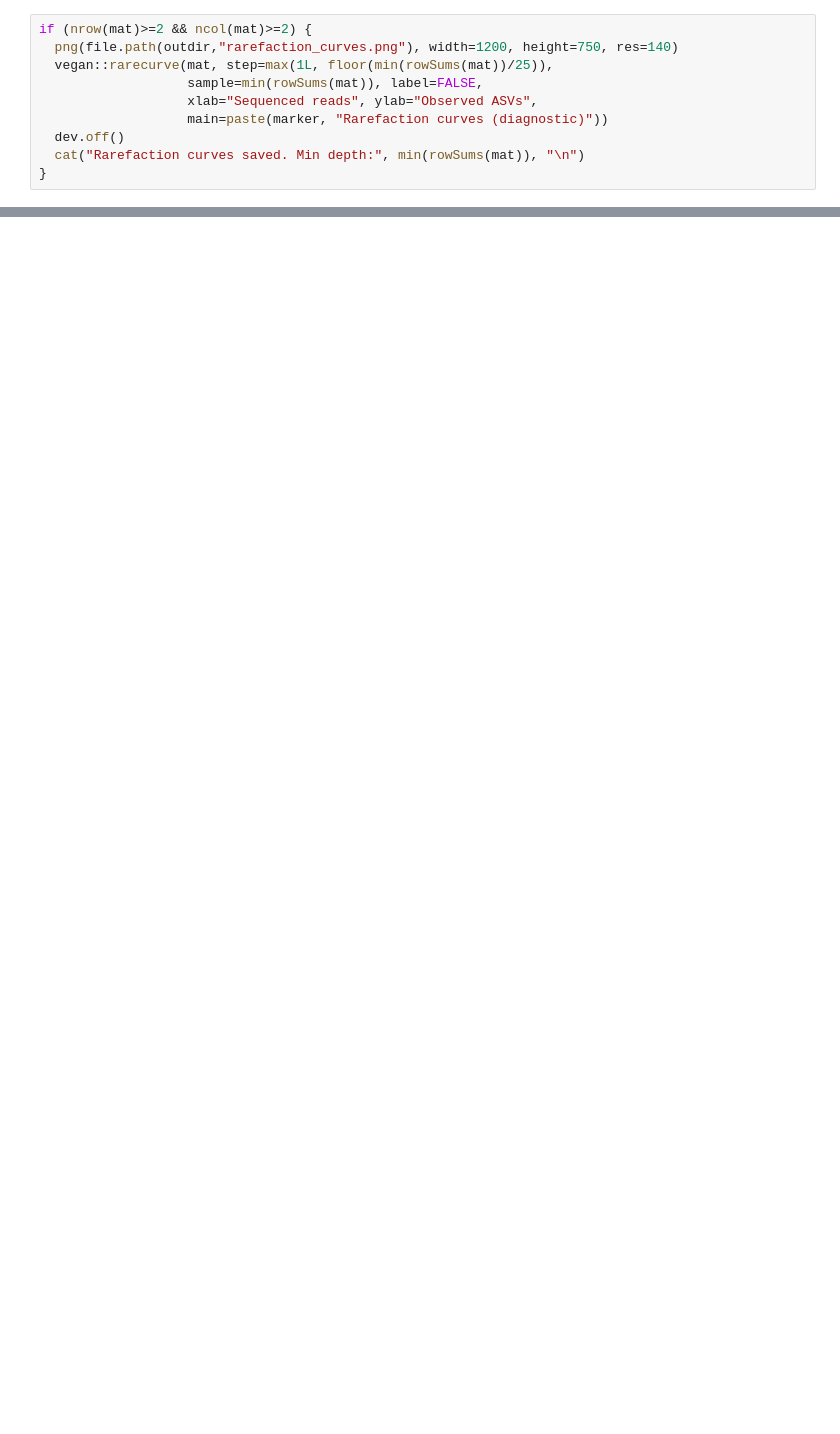
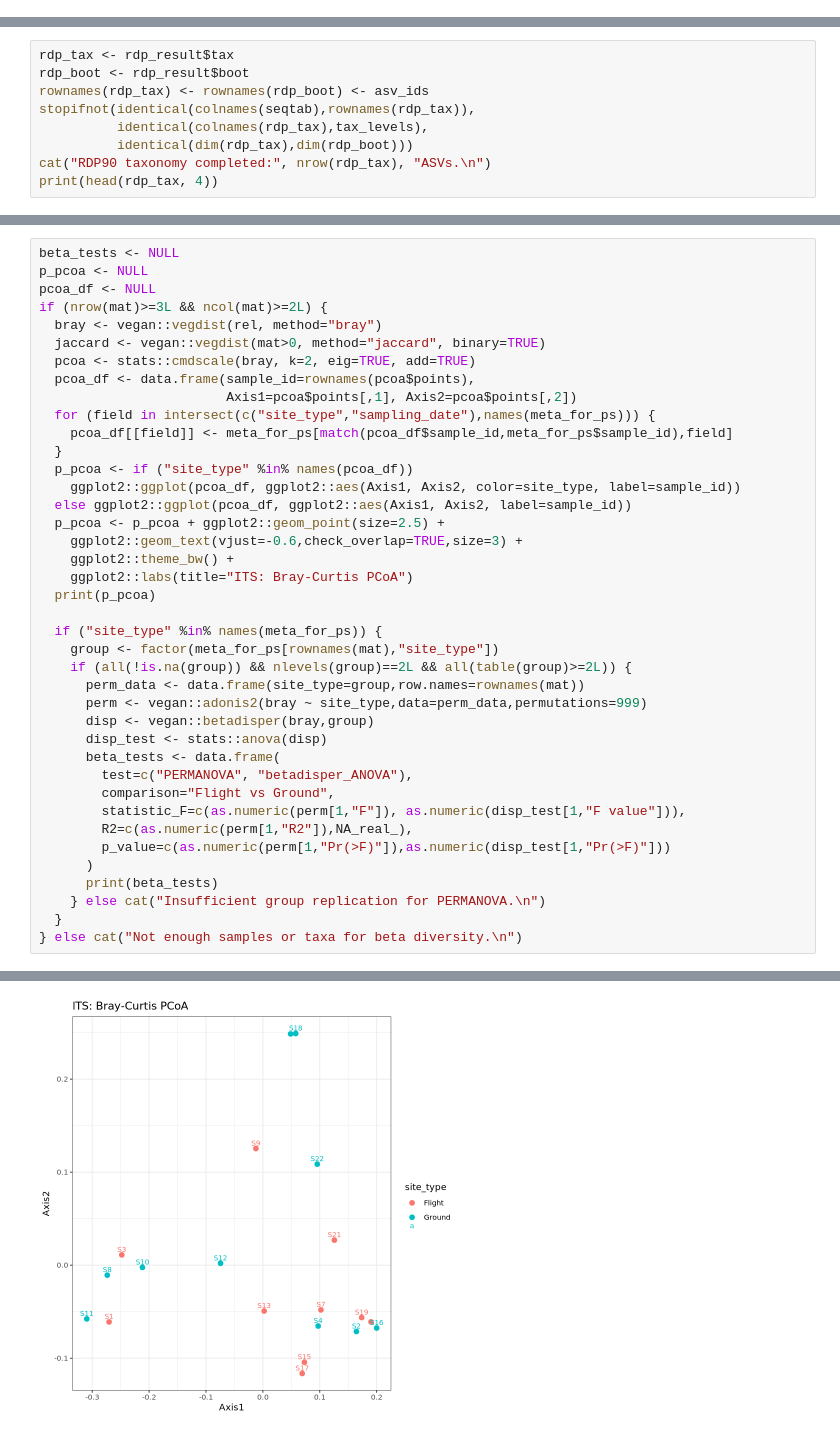
Before and after one commit to s-panish/atmospheric-microbiome, a Jupyter notebook: AirLab_ITS_FROM_RAW.ipynb, the cells around one changed output, grey strips where cells are left out. Saved outputs shown, nothing was run; the diff lists cells and outputs as text; blank space fills up the shorter version.

```diff
--- a/AirLab_ITS_FROM_RAW.ipynb
+++ b/AirLab_ITS_FROM_RAW.ipynb
@@ -728,10 +0,0 @@ S9     2014-02-26           1000           3000          82.6           0.051
-# %%
-if (nrow(mat)>=2 && ncol(mat)>=2) {
-  png(file.path(outdir,"rarefaction_curves.png"), width=1200, height=750, res=140)
-  vegan::rarecurve(mat, step=max(1L, floor(min(rowSums(mat))/25)),
-                   sample=min(rowSums(mat)), label=FALSE,
-                   xlab="Sequenced reads", ylab="Observed ASVs",
-                   main=paste(marker, "Rarefaction curves (diagnostic)"))
-  dev.off()
-  cat("Rarefaction curves saved. Min depth:", min(rowSums(mat)), "\n")
-}
@@ -889,0 +497,9 @@ Save the notebook with Ctrl+S.
+# %%
+rdp_tax <- rdp_result$tax
+rdp_boot <- rdp_result$boot
+rownames(rdp_tax) <- rownames(rdp_boot) <- asv_ids
+stopifnot(identical(colnames(seqtab),rownames(rdp_tax)),
+          identical(colnames(rdp_tax),tax_levels),
+          identical(dim(rdp_tax),dim(rdp_boot)))
+cat("RDP90 taxonomy completed:", nrow(rdp_tax), "ASVs.\n")
+print(head(rdp_tax, 4))
@@ -889,0 +940,41 @@ Save the notebook with Ctrl+S.
+# %%
+beta_tests <- NULL
+p_pcoa <- NULL
+pcoa_df <- NULL
+if (nrow(mat)>=3L && ncol(mat)>=2L) {
+  bray <- vegan::vegdist(rel, method="bray")
+  jaccard <- vegan::vegdist(mat>0, method="jaccard", binary=TRUE)
+  pcoa <- stats::cmdscale(bray, k=2, eig=TRUE, add=TRUE)
+  pcoa_df <- data.frame(sample_id=rownames(pcoa$points),
+                        Axis1=pcoa$points[,1], Axis2=pcoa$points[,2])
+  for (field in intersect(c("site_type","sampling_date"),names(meta_for_ps))) {
+    pcoa_df[[field]] <- meta_for_ps[match(pcoa_df$sample_id,meta_for_ps$sample_id),field]
+  }
+  p_pcoa <- if ("site_type" %in% names(pcoa_df))
+    ggplot2::ggplot(pcoa_df, ggplot2::aes(Axis1, Axis2, color=site_type, label=sample_id))
+  else ggplot2::ggplot(pcoa_df, ggplot2::aes(Axis1, Axis2, label=sample_id))
+  p_pcoa <- p_pcoa + ggplot2::geom_point(size=2.5) +
+    ggplot2::geom_text(vjust=-0.6,check_overlap=TRUE,size=3) +
+    ggplot2::theme_bw() +
+    ggplot2::labs(title="ITS: Bray-Curtis PCoA")
+  print(p_pcoa)
+
+  if ("site_type" %in% names(meta_for_ps)) {
+    group <- factor(meta_for_ps[rownames(mat),"site_type"])
+    if (all(!is.na(group)) && nlevels(group)==2L && all(table(group)>=2L)) {
+      perm_data <- data.frame(site_type=group,row.names=rownames(mat))
+      perm <- vegan::adonis2(bray ~ site_type,data=perm_data,permutations=999)
+      disp <- vegan::betadisper(bray,group)
+      disp_test <- stats::anova(disp)
+      beta_tests <- data.frame(
+        test=c("PERMANOVA", "betadisper_ANOVA"),
+        comparison="Flight vs Ground",
+        statistic_F=c(as.numeric(perm[1,"F"]), as.numeric(disp_test[1,"F value"])),
+        R2=c(as.numeric(perm[1,"R2"]),NA_real_),
+        p_value=c(as.numeric(perm[1,"Pr(>F)"]),as.numeric(disp_test[1,"Pr(>F)"]))
+      )
+      print(beta_tests)
+    } else cat("Insufficient group replication for PERMANOVA.\n")
+  }
+} else cat("Not enough samples or taxa for beta diversity.\n")
+# %% [output]
@@ -889,0 +984 @@ Save the notebook with Ctrl+S.
+[figure, added]
```
Also changed, not shown: parts of 82 cells of this notebook, 55 other files.
